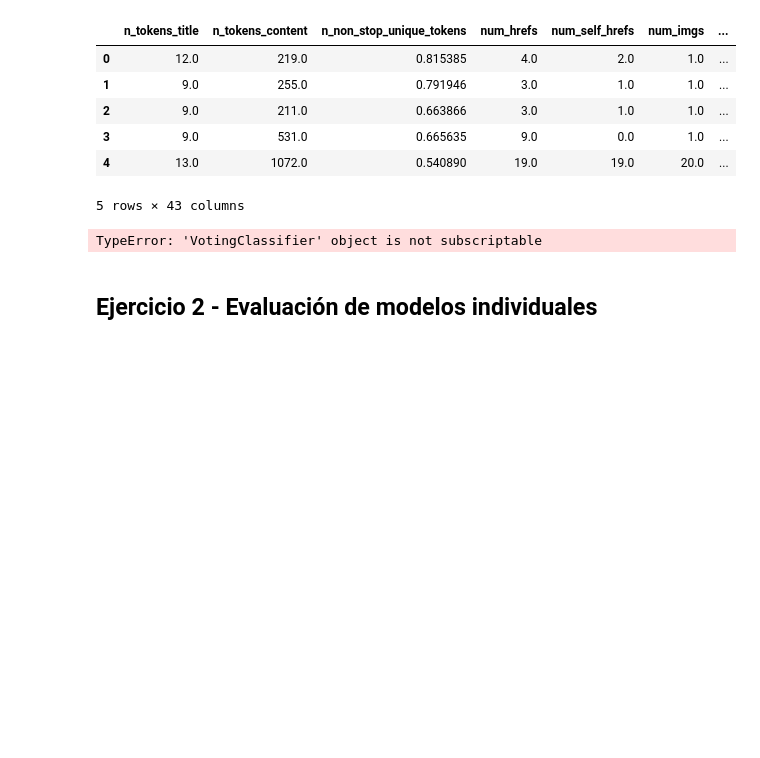
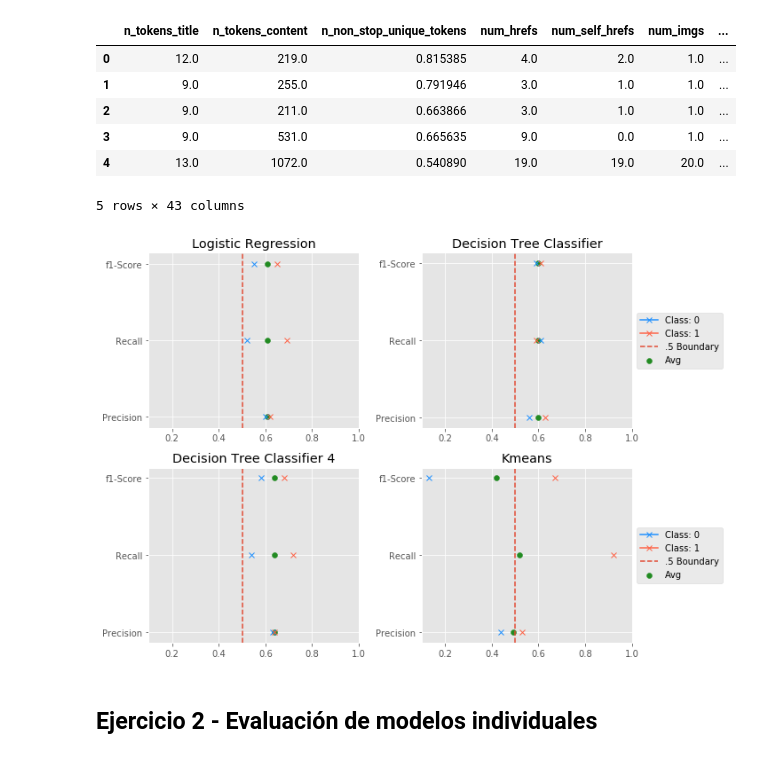
Before and after one commit to Eddonofuture/DSDesafLatam, a Jupyter notebook: Machine Learning/desaf10/Mecanismos de Votación.ipynb, the cells around one changed output. Cells and saved outputs as stored; diff of their text form; code cells hidden in the pictures; blank space fills up the shorter version.

```diff
--- a/Machine Learning/desaf10/Mecanismos de Votación.ipynb
+++ b/Machine Learning/desaf10/Mecanismos de Votación.ipynb
@@ -124,7 +109,16 @@ def plot_importance(fit_model, feat_names):
-# %%
-plot_importance(voting_classifier['Logistic Regression'], df.columns)
-# %% [output]
-TypeError: 'VotingClassifier' object is not subscriptable
+# %%
+for index, value in enumerate(estimators):
+    plt.subplot(3, 2, index + 1)
+    plt.title(value[0])
+    class_pred = value[1].fit(X_train, y_train).predict(X_test)
+    helpers.plot_classification_report(y_test, class_pred)
+    plt.axvline(.5,label='.5 Boundary', linestyle='--')
+    plt.xlim((0.1, 1.0))
+    if (index + 1) % 2 == 0:
+        plt.legend(loc='center left', bbox_to_anchor=(1, 0.5))
+    plt.tight_layout()
+# %% [output]
+[figure, added]
 # %% [markdown]
 ## Ejercicio 2 - Evaluación de modelos individuales
 # %%
```
Also changed, not shown: parts of 4 cells of this notebook, 6 other files.
